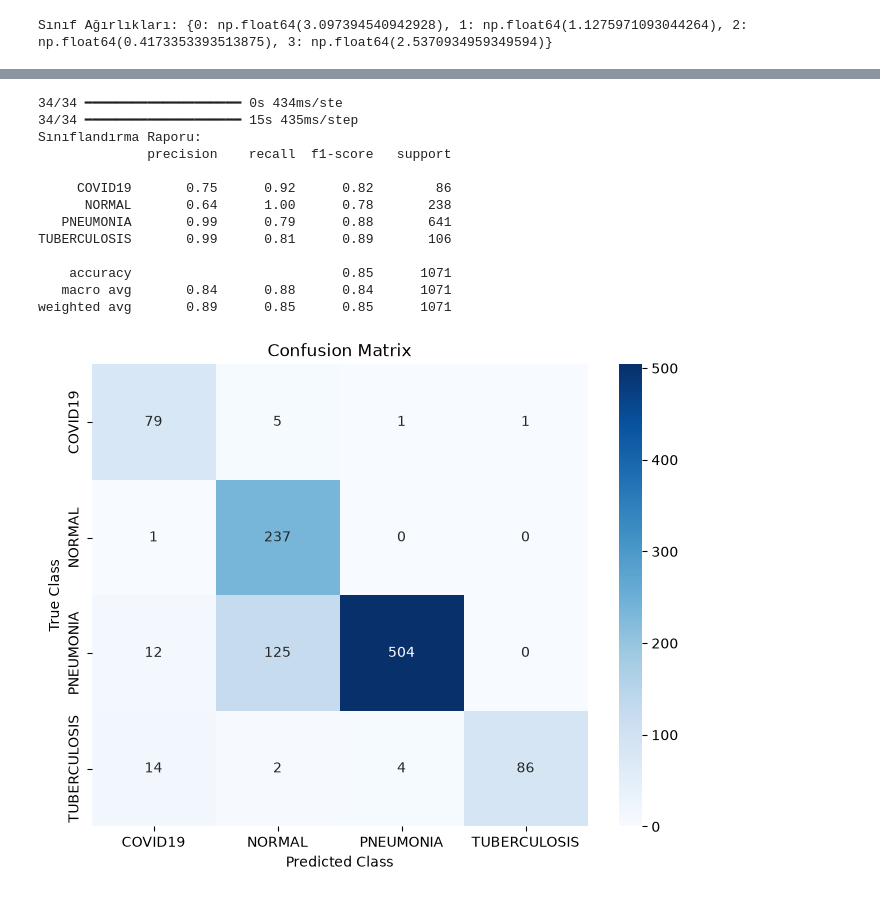
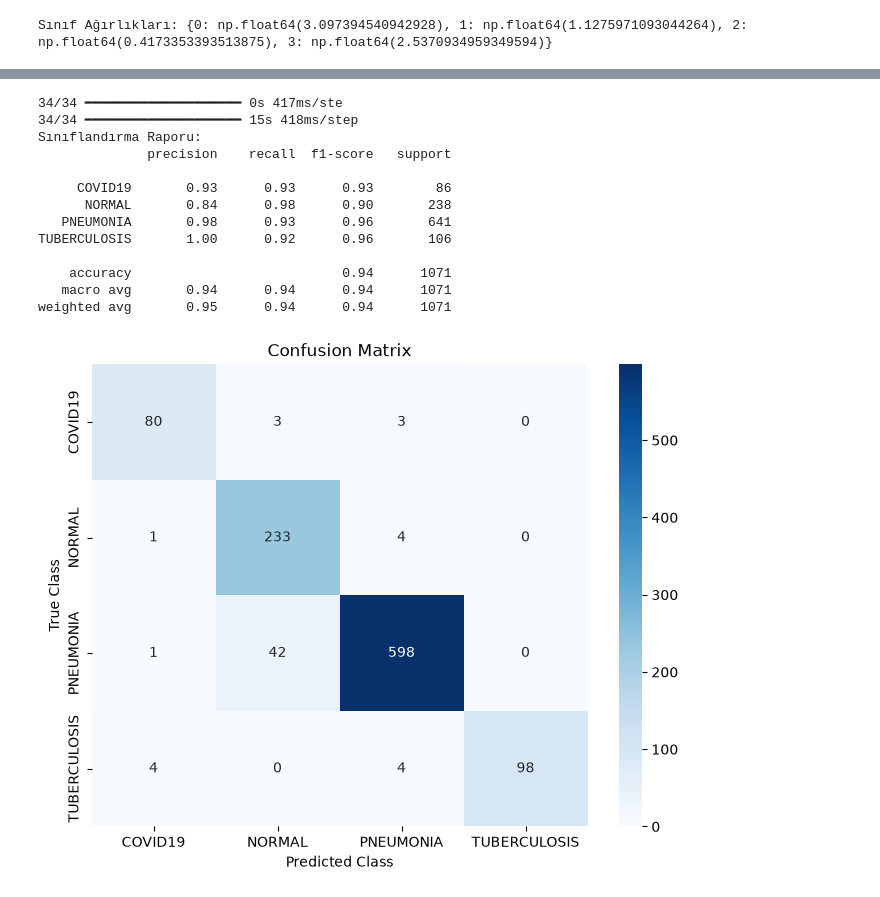
Before and after one commit to ferhatolmez/PredictionOfChestDiseaseFromX-Ray, a Jupyter notebook: göğüs röntgeninden viral enfeksiyon tespiti.ipynb, the cells around one changed output, grey strips where cells are left out. Saved outputs shown, nothing was run; the diff lists cells and outputs as text; code cells hidden in the pictures.

```diff
--- a/göğüs röntgeninden viral enfeksiyon tespiti.ipynb
+++ b/göğüs röntgeninden viral enfeksiyon tespiti.ipynb
@@ -498,33 +550,36 @@ plt.show()
 # %%
 # MODEL DEĞERLENDİRMESİ
 # Test seti sadece burada, en sonda bir kez kullanılır (model daha önce hiç görmedi).
+# İki aşamanın en düşük val_loss'lu modeli (ModelCheckpoint dosyası) yüklenir
+model = load_model('Best_Model_On_Partial.keras')
+
 # Sınıflandırma raporu
 y_pred = model.predict(X_test_shaped)
 y_pred_classes = np.argmax(y_pred, axis=1)
 
 print("Sınıflandırma Raporu:")
 print(classification_report(y_test_encoded, y_pred_classes, target_names=label_encoder.classes_))
 
 # Karmaşıklık Matrisi (Confusion Matrix)
 cm = confusion_matrix(y_test_encoded, y_pred_classes)
 plt.figure(figsize=(8, 6))
 sns.heatmap(cm, annot=True, fmt='d', cmap='Blues', xticklabels=label_encoder.classes_, yticklabels=label_encoder.classes_)
 plt.xlabel('Predicted Class')
 plt.ylabel('True Class')
 plt.title('Confusion Matrix')
 plt.show()
 # %% [output]
-34/34 ━━━━━━━━━━━━━━━━━━━━ 0s 434ms/ste
-34/34 ━━━━━━━━━━━━━━━━━━━━ 15s 435ms/step
+34/34 ━━━━━━━━━━━━━━━━━━━━ 0s 417ms/ste
+34/34 ━━━━━━━━━━━━━━━━━━━━ 15s 418ms/step
 Sınıflandırma Raporu:
               precision    recall  f1-score   support
 
-     COVID19       0.75      0.92      0.82        86
-      NORMAL       0.64      1.00      0.78       238
-   PNEUMONIA       0.99      0.79      0.88       641
-TUBERCULOSIS       0.99      0.81      0.89       106
+     COVID19       0.93      0.93      0.93        86
+      NORMAL       0.84      0.98      0.90       238
+   PNEUMONIA       0.98      0.93      0.96       641
+TUBERCULOSIS       1.00      0.92      0.96       106
 
-    accuracy                           0.85      1071
-   macro avg       0.84      0.88      0.84      1071
-weighted avg       0.89      0.85      0.85      1071
+    accuracy                           0.94      1071
+   macro avg       0.94      0.94      0.94      1071
+weighted avg       0.95      0.94      0.94      1071
-[figure, old version]
+[figure, new version]
```
Also changed, not shown: parts of 7 cells of this notebook, 2 other files.
